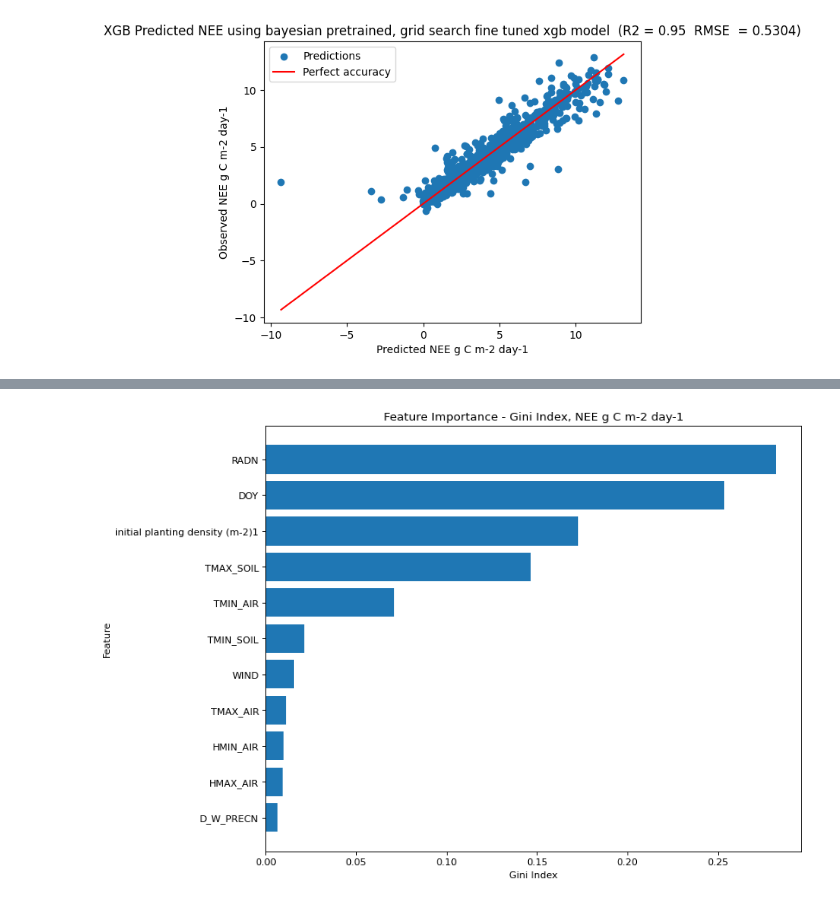
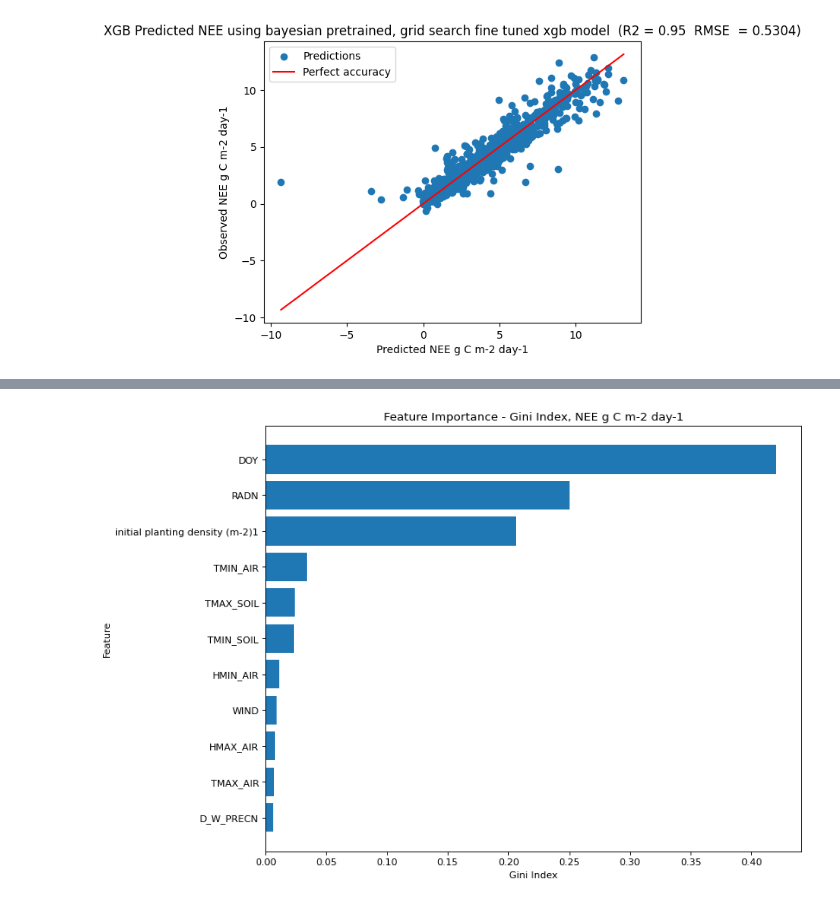
Before and after one commit to DinisDimitris/Net-ecosystem-exchange-Quantification, a Jupyter notebook: XgRegression.ipynb, the cells around one changed output, grey strips where cells are left out. Drawn from its saved outputs; the diff is of its cells as text; code cells hidden in the pictures.

Commit message:
adding more figure analysis for nee

```diff
--- a/XgRegression.ipynb
+++ b/XgRegression.ipynb
@@ -390,19 +350,19 @@ X_test.sort_values(by=['pred'], ascending=False)
 # %%
-importances = pd.DataFrame({'GINI': xgb_r.feature_importances_}, index=x_observed.columns).sort_values(by='GINI', ascending=True)
+importances = pd.DataFrame({'GINI': xgb_r.feature_importances_}, index=X_train.columns).sort_values(by='GINI', ascending=True)
 
 # Create a horizontal bar chart
 plt.figure(figsize=(10, 8), dpi=80)
 plt.barh(importances.index, importances['GINI'])
 
 # Add title and axis labels
 plt.title('Feature Importance - Gini Index, NEE g C m-2 day-1')
 plt.xlabel('Gini Index')
 plt.ylabel('Feature')
 
 #plt.savefig('results/FeatureImportanceGB_sim_data_with_ameriflux_pred' + target + "with_planting_details.png")
 # Show the plot
 plt.show()
 # %% [output]
-[figure, old version]
+[figure, new version]
 # %%
 g = importances[importances > 0.0001].dropna()
```
Also changed, not shown: parts of 11 cells of this notebook, 2 other files.
